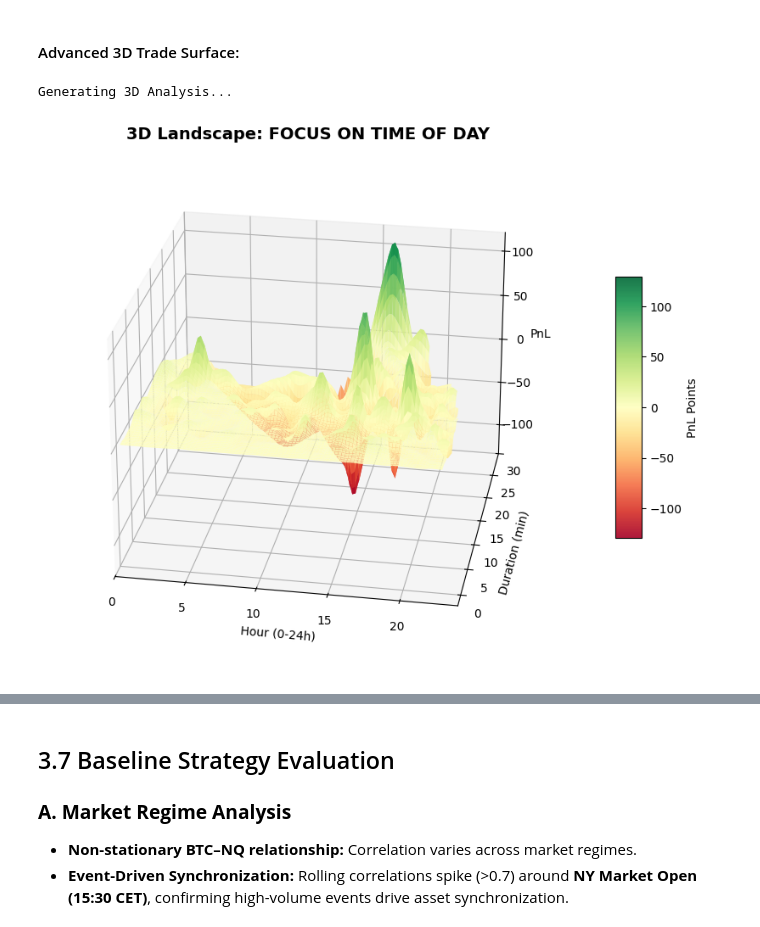
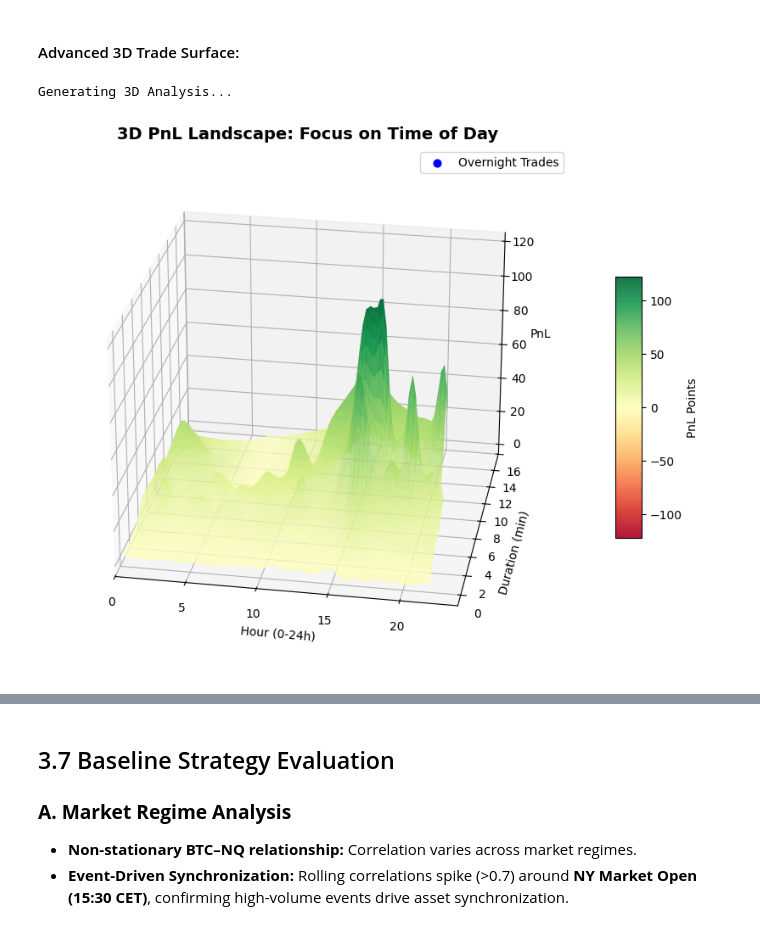
Before and after one commit to AlexSamuseva/Cross-Market-Correlation-Strategy-BTC-NASDAQ-Futures, a Jupyter notebook: Hyposesis, Data Exploration, Preparation - Cross-Market Correlation Strategy - BTC & NASDAQ Futures.ipynb, the cells around one changed output, grey strips where cells are left out. Drawn from its saved outputs; the diff is of its cells as text; code cells hidden in the pictures.

```diff
--- a/Hyposesis, Data Exploration, Preparation - Cross-Market Correlation Strategy - BTC & NASDAQ Futures.ipynb
+++ b/Hyposesis, Data Exploration, Preparation - Cross-Market Correlation Strategy - BTC & NASDAQ Futures.ipynb
@@ -1220,78 +1374,111 @@ if 'results' in locals() and not results.empty:
 # %% [markdown]
 #### Advanced 3D Trade Surface:
 # %%
-if 'results' in locals() and not results.empty:
+import numpy as np
+import matplotlib.pyplot as plt
+from scipy.interpolate import griddata
+from scipy.ndimage import gaussian_filter
+import matplotlib.colors as mcolors
+import pandas as pd
+
+# ===============================
+# 3D PnL Analysis with Overnight Trades
+# ===============================
+if 'trades' in locals() and not trades.empty:
     print("Generating 3D Analysis...")
 
-    df_3d = results[results['Duration_min'] <= 28].copy()
+    # Copy and clean
+    df_3d = trades.copy()
+
+    # Compute overnight flag
+    df_3d['Overnight'] = df_3d['Exit Time'].dt.date > df_3d['Entry Time'].dt.date
+
+    # Filter for duration <= 28 min (optional, adjust as needed)
+    df_3d = df_3d[df_3d['Duration (min)'] <= 28]
 
     if len(df_3d) > 20:
-        df_3d['Entry Time'] = pd.to_datetime(df_3d['Entry Time'])
+        # Prepare X, Y, Z for 3D surface
         df_3d['Hour_Float'] = df_3d['Entry Time'].dt.hour + df_3d['Entry Time'].dt.minute / 60.0
-
         x = df_3d['Hour_Float']
-        y = df_3d['Duration_min']
+        y = df_3d['Duration (min)']
         z = df_3d['Points']
 
-        # Create grid
+        # Grid for surface
         xi = np.linspace(0, 24, 100)
-        yi = np.linspace(0, 28, 100)
+        yi = np.linspace(0, df_3d['Duration (min)'].max(), 100)
         xi, yi = np.meshgrid(xi, yi)
 
-        # Interpolation
+        # Interpolate and smooth
         zi = griddata((x, y), z, (xi, yi), method='linear')
-
-        # Gaussian smoothing while preserving NaNs
         mask_nan = np.isnan(zi)
         zi_filled = np.nan_to_num(zi, nan=0.0)
         zi_smooth = gaussian_filter(zi_filled, sigma=1.5)
         zi_smooth[mask_nan] = np.nan
 
-         # Normalize colors (center at 0)
+        # Normalize colors around 0
         valid_vals = zi_smooth[~np.isnan(zi_smooth)]
-        if len(valid_vals) > 0:
-            max_abs = np.max(np.abs(valid_vals))
-            if max_abs == 0: max_abs = 1.0
-            norm = mcolors.TwoSlopeNorm(vmin=-max_abs, vcenter=0, vmax=max_abs)
-        else:
-            norm = None
+        max_abs = np.max(np.abs(valid_vals)) if len(valid_vals) > 0 else 1.0
+        norm = mcolors.TwoSlopeNorm(vmin=-max_abs, vcenter=0, vmax=max_abs)
 
         # --- View 1: Focus on Time ---
         fig1 = plt.figure(figsize=(14, 8))
         ax1 = fig1.add_subplot(111, projection='3d')
         surf1 = ax1.plot_surface(
-            xi, yi, zi_smooth, cmap='RdYlGn', norm=norm,
+            xi, yi, zi_smooth,
+            cmap='RdYlGn', norm=norm,
             antialiased=True, alpha=0.9, rstride=1, cstride=1, edgecolor='none'
         )
-        ax1.set_title('3D Landscape: FOCUS ON TIME OF DAY', fontsize=14, fontweight='bold')
+        ax1.set_title('3D PnL Landscape: Focus on Time of Day', fontsize=14, fontweight='bold')
         ax1.set_xlabel('Hour (0-24h)')
         ax1.set_ylabel('Duration (min)')
         ax1.set_zlabel('PnL')
         ax1.set_xlim(0, 24)
         ax1.view_init(elev=25, azim=-80)
         ax1.dist = 9
         fig1.colorbar(surf1, ax=ax1, shrink=0.5, aspect=10, label='PnL Points')
+
+        # Overlay overnight trades as scatter
+        overnight = df_3d[df_3d['Overnight']]
+        ax1.scatter(
+            overnight['Hour_Float'],
+            overnight['Duration (min)'],
+            overnight['Points'],
+            color='blue', s=40, label='Overnight Trades'
+        )
+        ax1.legend()
         plt.show()
 
         # --- View 2: Focus on Duration ---
         fig2 = plt.figure(figsize=(14, 8))
         ax2 = fig2.add_subplot(111, projection='3d')
         surf2 = ax2.plot_surface(
-            xi, yi, zi_smooth, cmap='RdYlGn', norm=norm,
+            xi, yi, zi_smooth,
+            cmap='RdYlGn', norm=norm,
             antialiased=True, alpha=0.9, rstride=1, cstride=1, edgecolor='none'
         )
-        ax2.set_title('3D Landscape: FOCUS ON DURATION', fontsize=14, fontweight='bold')
+        ax2.set_title('3D PnL Landscape: Focus on Duration', fontsize=14, fontweight='bold')
         ax2.set_xlabel('Hour (0-24h)')
         ax2.set_ylabel('Duration (min)')
         ax2.set_zlabel('PnL')
         ax2.set_xlim(0, 24)
         ax2.view_init(elev=25, azim=-10)
         ax2.dist = 9
         fig2.colorbar(surf2, ax=ax2, shrink=0.5, aspect=10, label='PnL Points')
+
+        # Overlay overnight trades as scatter
+        ax2.scatter(
+            overnight['Hour_Float'],
+            overnight['Duration (min)'],
+            overnight['Points'],
+            color='blue', s=40, label='Overnight Trades'
+        )
+        ax2.legend()
         plt.show()
 
+    else:
+        print("Too few trades (< 20) for 3D analysis.")
 else:
-        print("Too few trades (< 20) for 3D analysis.")
+    print("No trades available for 3D analysis.")
 # %% [output]
 Generating 3D Analysis...
-[figure, old version]
+[figure, new version]
```
Also changed, not shown: parts of 11 cells of this notebook.
